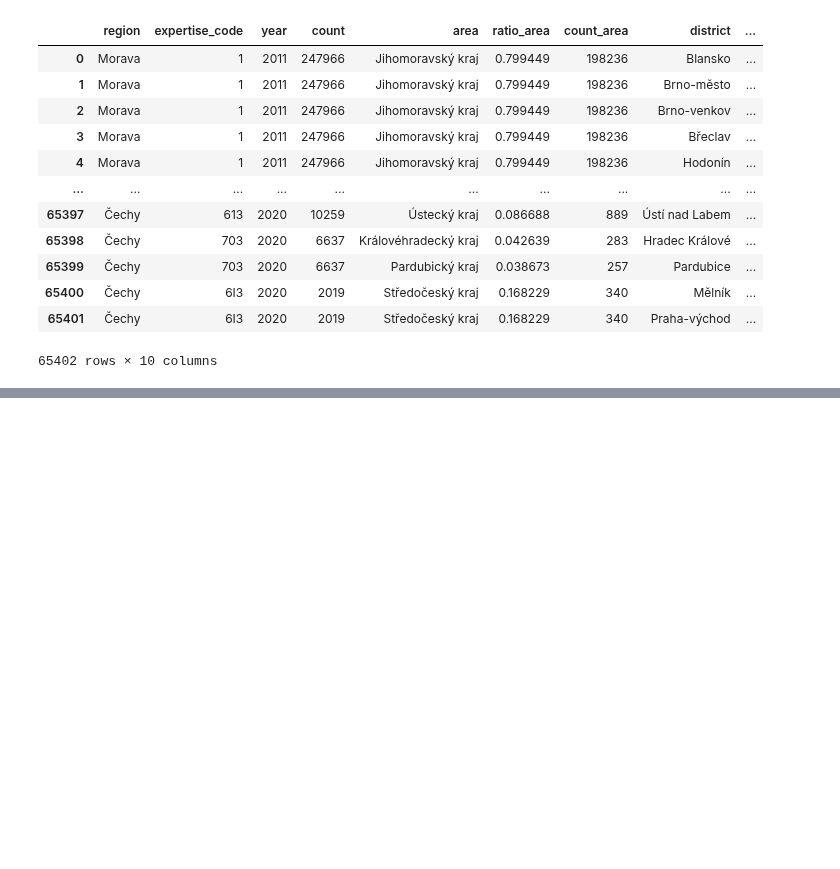
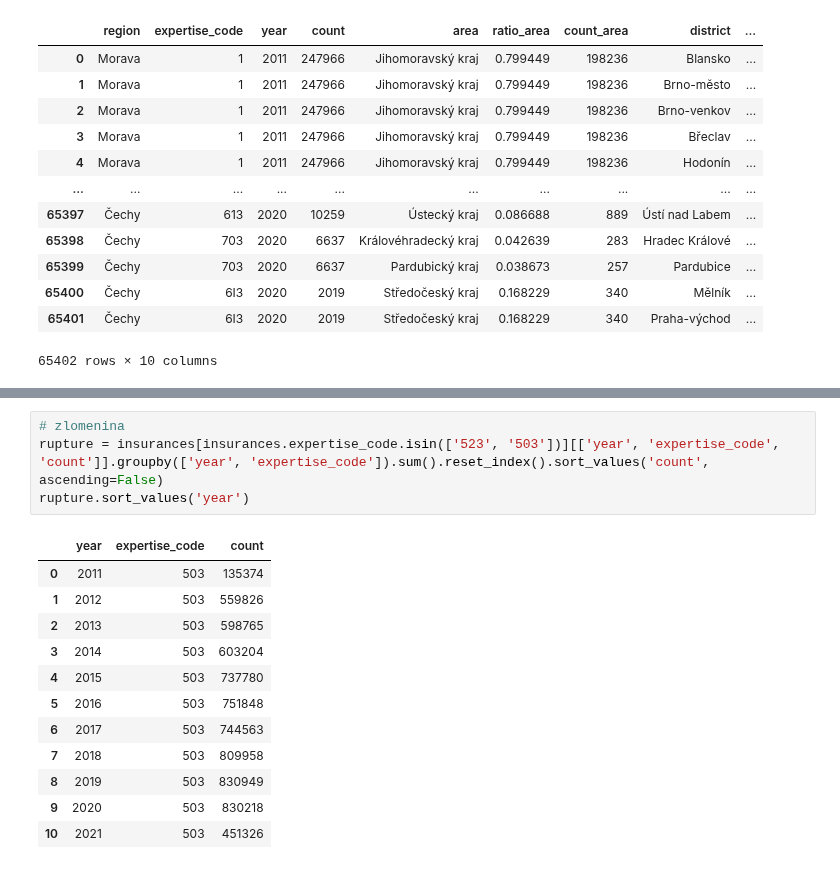
Before and after one commit to opendatalabcz/mapa-zdravi, a Jupyter notebook: src/scripts/models.ipynb, the cells around one changed output, grey strips where cells are left out. Saved outputs shown, nothing was run; the diff lists cells and outputs as text; blank space fills up the shorter version.

```diff
--- a/src/scripts/models.ipynb
+++ b/src/scripts/models.ipynb
@@ -624,0 +750,17 @@ vzp_exp_district
+# %%
+# zlomenina
+rupture = insurances[insurances.expertise_code.isin(['523', '503'])][['year', 'expertise_code', 'count']].groupby(['year', 'expertise_code']).sum().reset_index().sort_values('count', ascending=False)
+rupture.sort_values('year')
+# %% [output]
+|  | year | expertise_code | count |
+| 0 | 2011 | 503 | 135374 |
+| 1 | 2012 | 503 | 559826 |
+| 2 | 2013 | 503 | 598765 |
+| 3 | 2014 | 503 | 603204 |
+| 4 | 2015 | 503 | 737780 |
+| 5 | 2016 | 503 | 751848 |
+| 6 | 2017 | 503 | 744563 |
+| 7 | 2018 | 503 | 809958 |
+| 8 | 2019 | 503 | 830949 |
+| 9 | 2020 | 503 | 830218 |
+| 10 | 2021 | 503 | 451326 |
```
Also changed, not shown: parts of 10 cells of this notebook.
